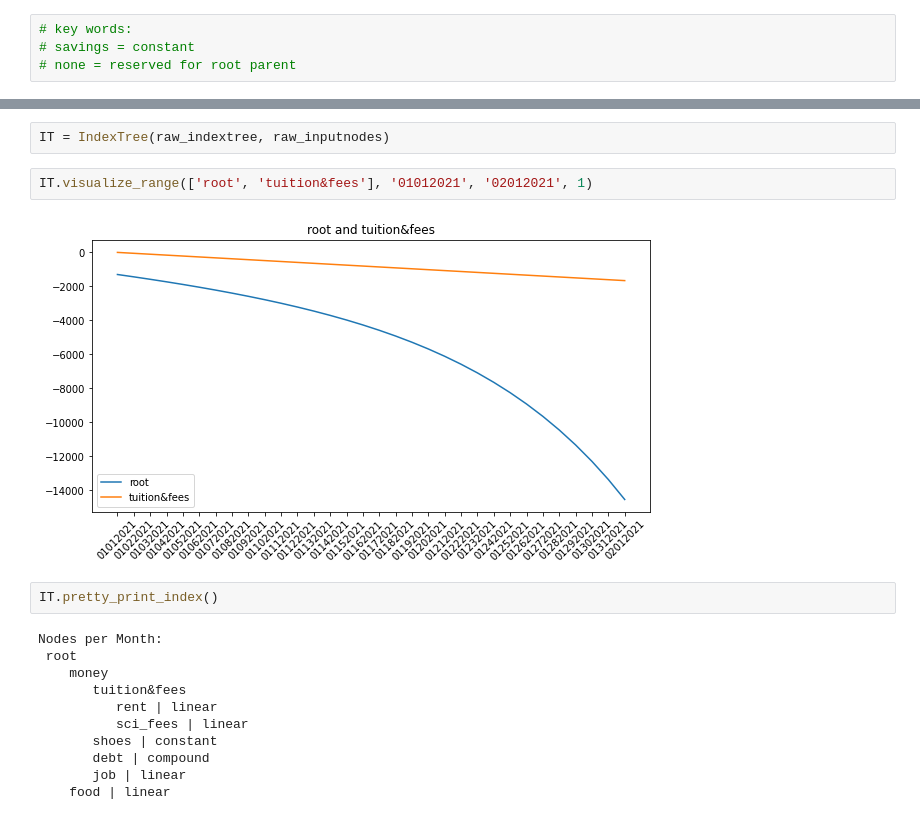
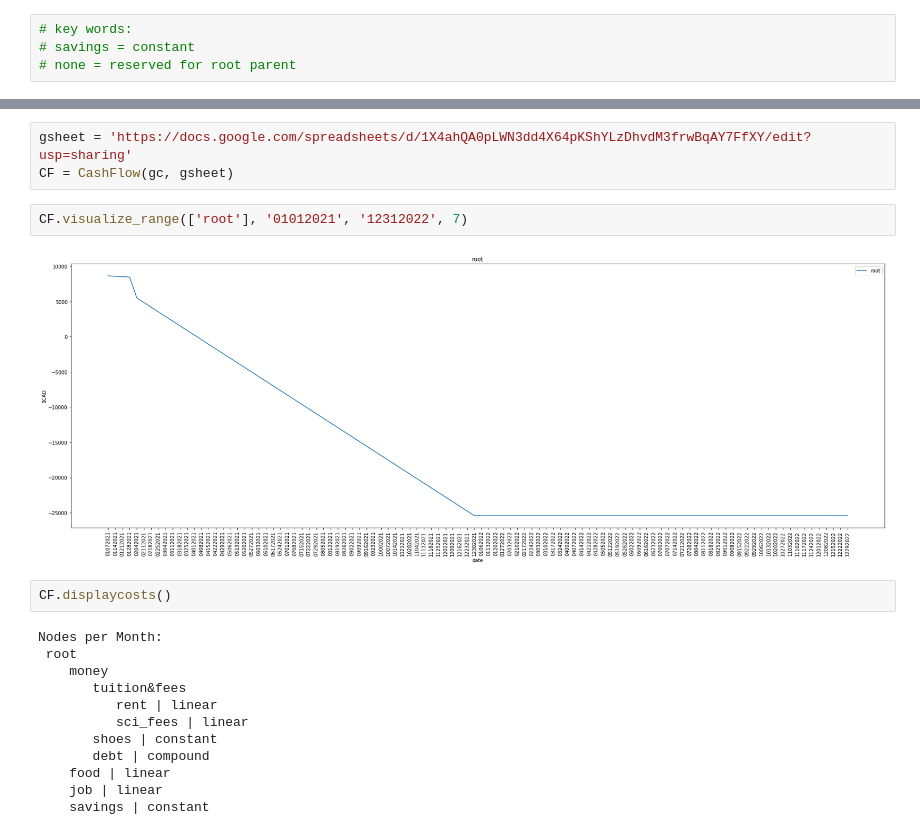
Before and after one commit to mxpoch/PCF, a Jupyter notebook: PCF.ipynb, the cells around one changed output, grey strips where cells are left out. Drawn from its saved outputs; the diff is of its cells as text.

```diff
--- a/PCF.ipynb
+++ b/PCF.ipynb
@@ -185,19 +189,21 @@ class IndexTree:
-# %%
-IT = IndexTree(raw_indextree, raw_inputnodes)
-# %%
-IT.visualize_range(['root', 'tuition&fees'], '01012021', '02012021', 1)
-# %% [output]
-[figure, removed]
-# %%
-IT.pretty_print_index()
-# %% [output]
-Nodes per Month:
- root
-    money
-       tuition&fees
-          rent | linear
-          sci_fees | linear
-       shoes | constant
-       debt | compound
-       job | linear
-    food | linear
+# %%
+gsheet = 'https://docs.google.com/spreadsheets/d/1X4ahQA0pLWN3dd4X64pKShYLzDhvdM3frwBqAY7FfXY/edit?usp=sharing'
+CF = CashFlow(gc, gsheet)
+# %%
+CF.visualize_range(['root'], '01012021', '12312022', 7)
+# %% [output]
+[figure, added]
+# %%
+CF.displaycosts()
+# %% [output]
+Nodes per Month:
+ root
+    money
+       tuition&fees
+          rent | linear
+          sci_fees | linear
+       shoes | constant
+       debt | compound
+    food | linear
+    job | linear
+    savings | constant
```
Also changed, not shown: parts of 5 cells of this notebook.
